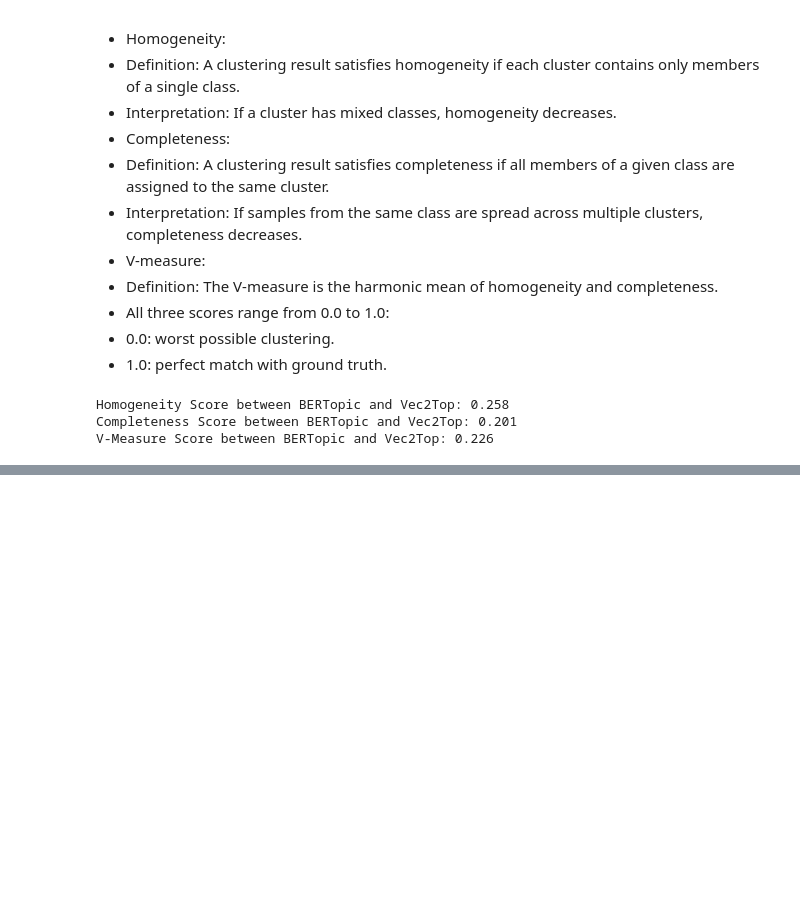
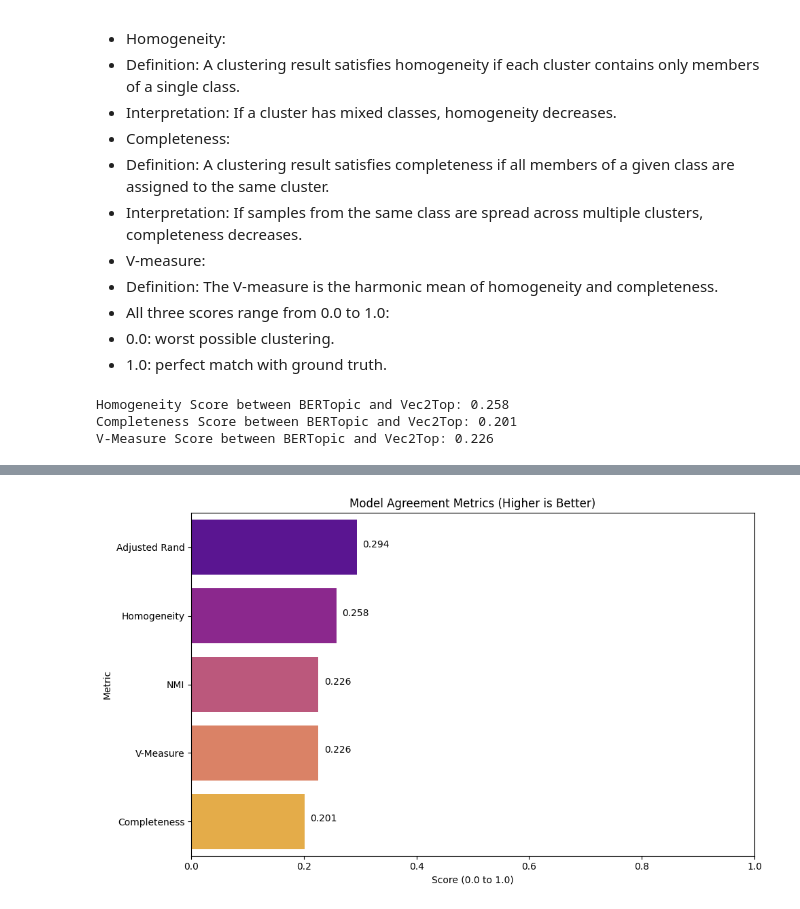
Before and after one commit to raz0208/Embedding-Analysis-and-Topic-Clustring, a Jupyter notebook: TopicModelling/EmbeddingsAnalysis_TopicClustering_ModernBERT.ipynb, the cells around one changed output, grey strips where cells are left out. Cells and saved outputs as stored; diff of their text form; code cells hidden in the pictures; blank space fills up the shorter version.

```diff
--- a/TopicModelling/EmbeddingsAnalysis_TopicClustering_ModernBERT.ipynb
+++ b/TopicModelling/EmbeddingsAnalysis_TopicClustering_ModernBERT.ipynb
@@ -844,0 +917,17 @@ V-Measure Score between BERTopic and Vec2Top: 0.226
+# %%
+# --- Plot 2: Model Agreement Metrics ---
+plt.figure(figsize=(10, 6))
+agreement_plot = sns.barplot(x='Score', y='Metric', data=agreement_df.sort_values('Score', ascending=False), hue='Metric', palette='plasma', orient='h')
+plt.title('Model Agreement Metrics (Higher is Better)')
+plt.xlabel('Score (0.0 to 1.0)')
+plt.ylabel('Metric')
+plt.xlim(0, 1)
+
+# Add score labels to the bars
+for index, value in enumerate(agreement_df.sort_values('Score', ascending=False)['Score']):
+    plt.text(value + 0.01, index, f'{value:.3f}')
+
+plt.tight_layout()
+plt.savefig('model_agreement_metrics.png')
+# %% [output]
+[figure, added]
```
Also changed, not shown: parts of 5 cells of this notebook.
